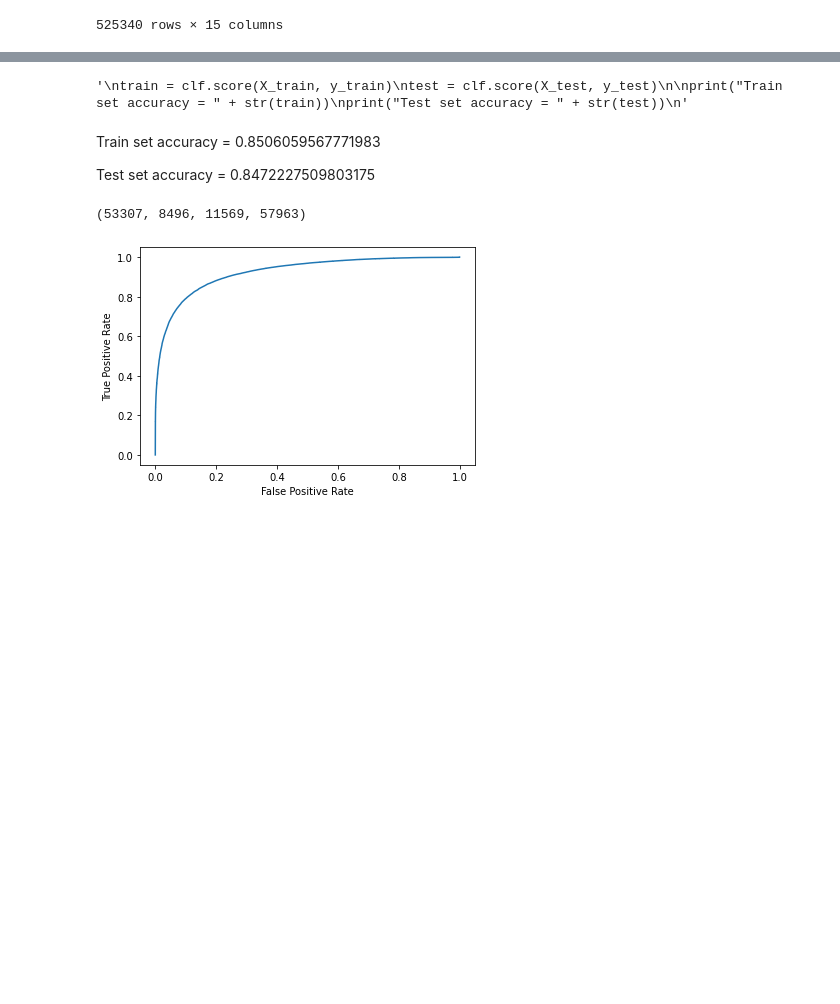
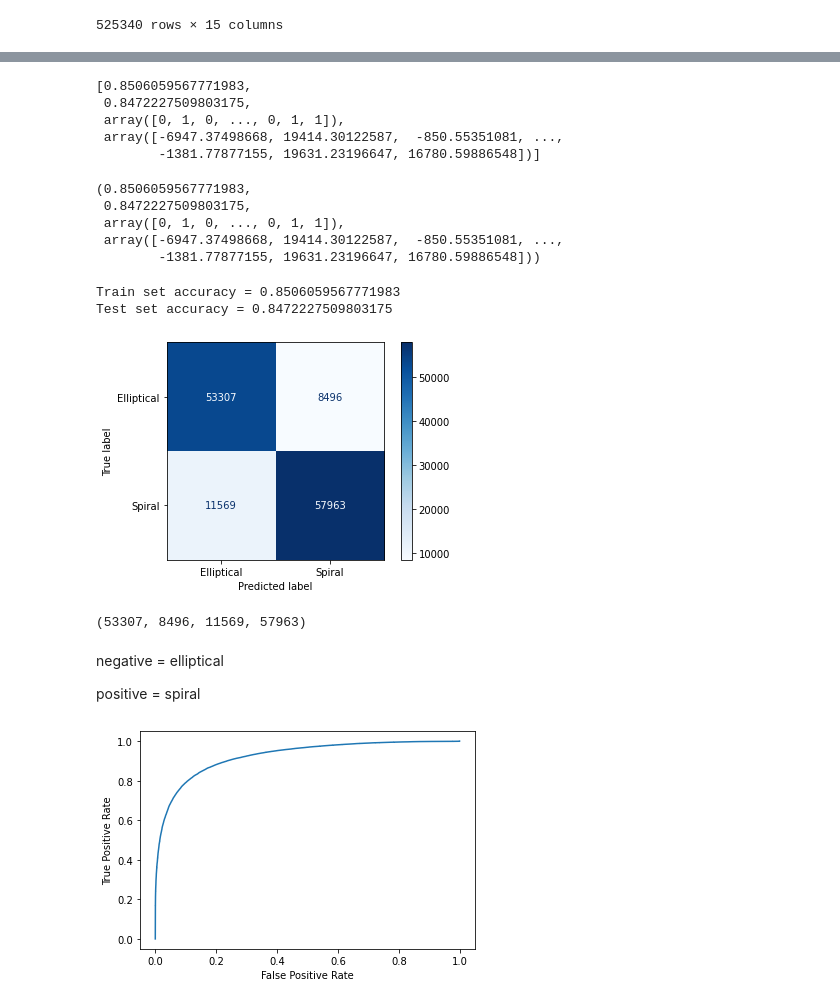
Before and after one commit to supakarn-t/Classify-Galaxy-by-SVM, a Jupyter notebook: SVM_5band_fix_all.ipynb, the cells around one changed output, grey strips where cells are left out. Cells and saved outputs as stored; diff of their text form; code cells hidden in the pictures; blank space fills up the shorter version.

```diff
--- a/SVM_5band_fix_all.ipynb
+++ b/SVM_5band_fix_all.ipynb
@@ -83,6 +67,6 @@ clf_save.close()
 # %%
 # load data
-clf_read = open('clf_fix_all.csv', 'rb')
-clf = pickle.load(clf_read)
-clf
+svm_read = open('svm_fix_all.csv', 'rb')
+svm = pickle.load(svm_read)
+svm
 # %% [output]
@@ -90,26 +100,41 @@ Pipeline(steps=[('rbf_svc', SVC(C=1000000000, gamma=0.0001))])
+# %%
+svm_read_var = open('svm_fix_all_var.csv', 'rb')
+svm_result = pickle.load(svm_read_var)
+svm_result
+# %% [output]
+[0.8506059567771983,
+ 0.8472227509803175,
+ array([0, 1, 0, ..., 0, 1, 1]),
+ array([-6947.37498668, 19414.30122587,  -850.55351081, ...,
+        -1381.77877155, 19631.23196647, 16780.59886548])]
+# %%
+# 0, 1, 2, 3
+train = svm_result[0]
+test = svm_result[1]
+y_pred = svm_result[2]
+y_score = svm_result[3]
+
+train, test, y_pred, y_score
+# %% [output]
+(0.8506059567771983,
+ 0.8472227509803175,
+ array([0, 1, 0, ..., 0, 1, 1]),
+ array([-6947.37498668, 19414.30122587,  -850.55351081, ...,
+        -1381.77877155, 19631.23196647, 16780.59886548]))
 # %%
-'''
-train = clf.score(X_train, y_train)
-test = clf.score(X_test, y_test)
-
 print("Train set accuracy = " + str(train))
 print("Test set accuracy = " + str(test))
-'''
 # %% [output]
-'\ntrain = clf.score(X_train, y_train)\ntest = clf.score(X_test, y_test)\n\nprint("Train set accuracy = " + str(train))\nprint("Test set accuracy = " + str(test))\n'
+Train set accuracy = 0.8506059567771983
+Test set accuracy = 0.8472227509803175
-# %% [markdown]
-Train set accuracy = 0.8506059567771983
-
-Test set accuracy = 0.8472227509803175
 # %%
 from sklearn.metrics import ConfusionMatrixDisplay
-import matplotlib.pyplot as plt
 
-y_pred = clf.predict(X_test)
-cmap = 'Blues'
 label_name = 'Elliptical', 'Spiral'
 
 ConfusionMatrixDisplay.from_predictions(
-    y_test, y_pred, cmap=cmap, display_labels=label_name)
+    y_test, y_pred, cmap='Blues', display_labels=label_name)
 
 plt.show()
+# %% [output]
+[figure, added]
@@ -122,3 +145,7 @@ tn, fp, fn, tp = confusion_matrix(y_test, y_pred).ravel()
 tn, fp, fn, tp
 # %% [output]
 (53307, 8496, 11569, 57963)
+# %% [markdown]
+negative = elliptical
+
+positive = spiral
```
Also changed, not shown: parts of 26 cells of this notebook.
